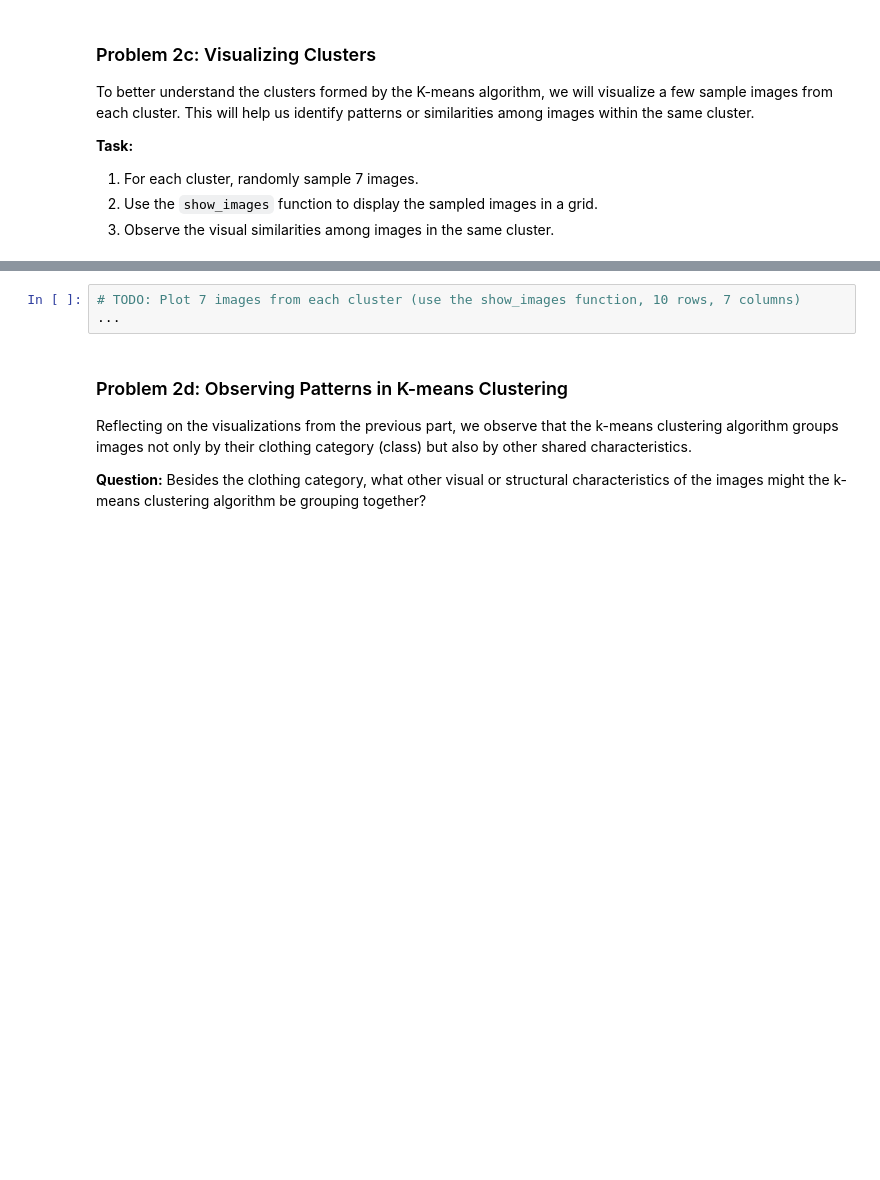
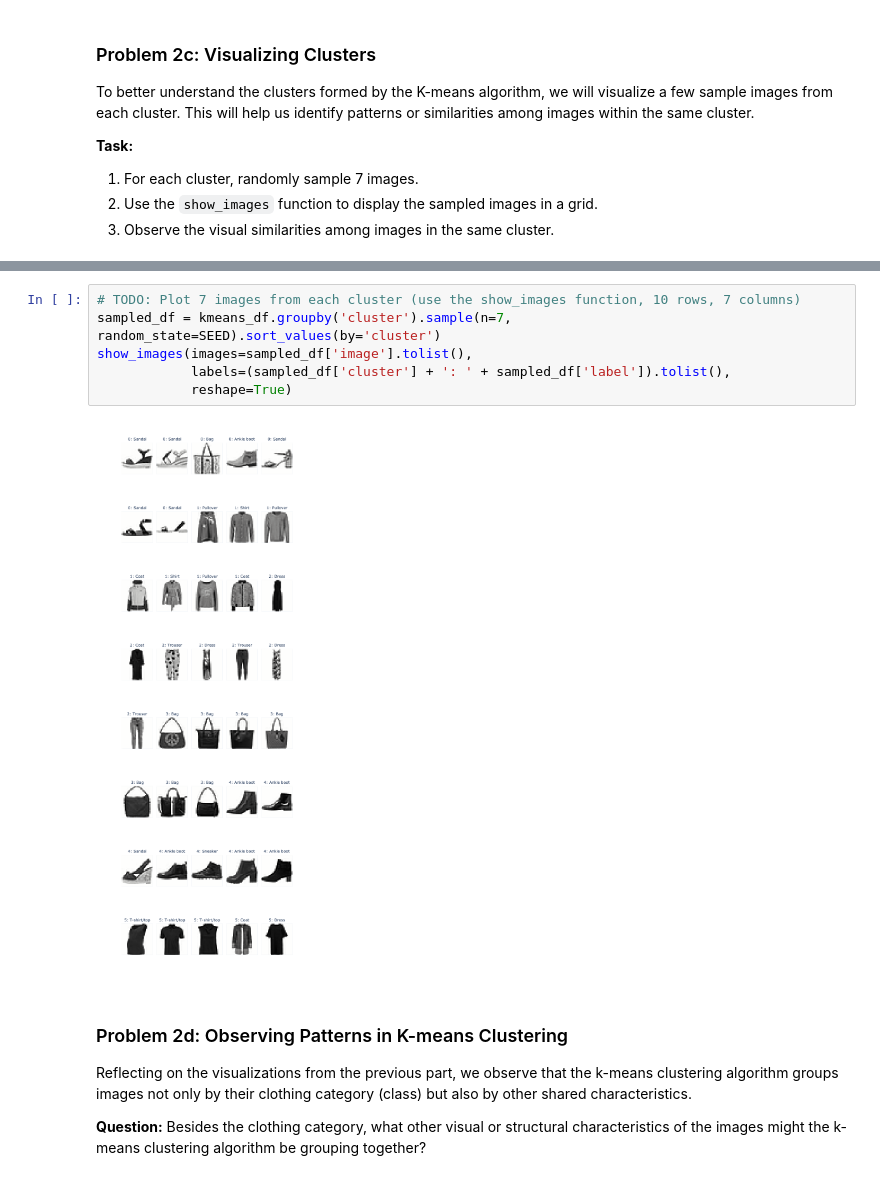
Before and after one commit to kyzyc/CS189_2025Fall_GA_Template, a Jupyter notebook: hw/hw1/fashion_pt_1.ipynb, the cells around one changed output, grey strips where cells are left out. Cells and saved outputs as stored; diff of their text form; blank space fills up the shorter version.

```diff
--- a/hw/hw1/fashion_pt_1.ipynb
+++ b/hw/hw1/fashion_pt_1.ipynb
@@ -486,7 +532,12 @@ To better understand the clusters formed by the K-means algorithm, we will visua
 <!-- BEGIN QUESTION -->
 # %%
 # TODO: Plot 7 images from each cluster (use the show_images function, 10 rows, 7 columns)
-...
+sampled_df = kmeans_df.groupby('cluster').sample(n=7, random_state=SEED).sort_values(by='cluster')
+show_images(images=sampled_df['image'].tolist(),
+            labels=(sampled_df['cluster'] + ': ' + sampled_df['label']).tolist(),
+            reshape=True)
+# %% [output]
+[figure, added]
 # %% [markdown]
 <!-- END QUESTION -->
 
```
Also changed, not shown: parts of 4 cells of this notebook.
